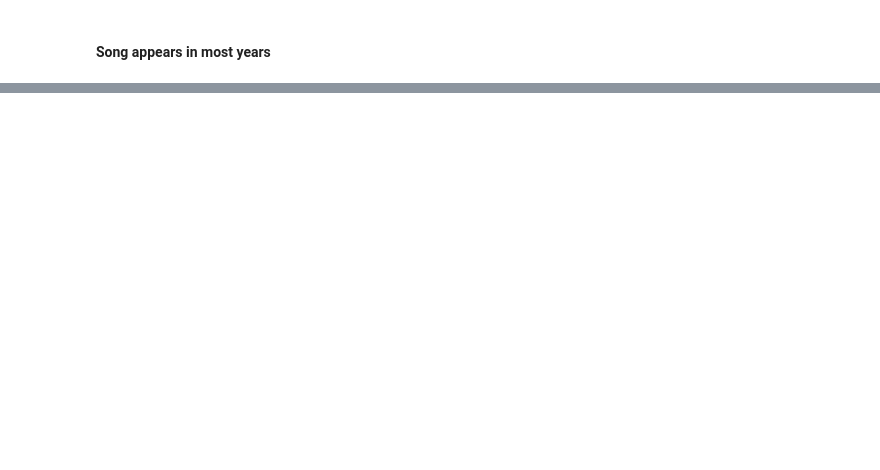
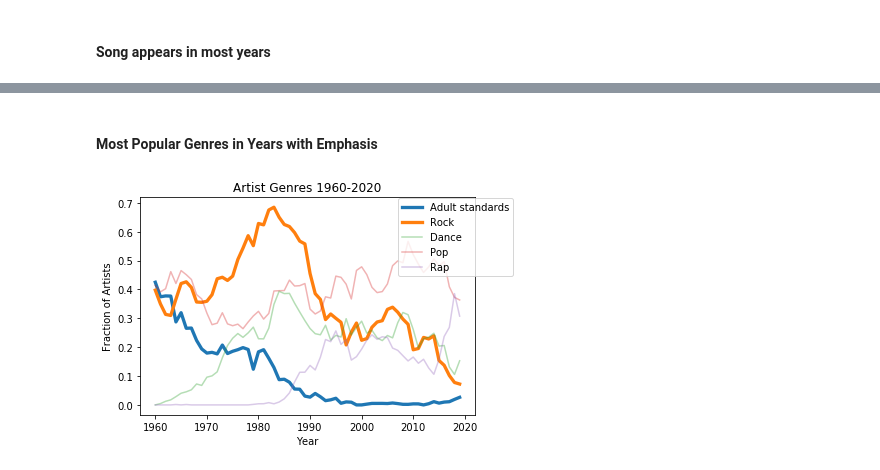
Before and after one commit to FrancisBian/ECE-143-Project-Group-9, a Jupyter notebook: Final_Plots.ipynb, the cells around one changed output, grey strips where cells are left out. Drawn from its saved outputs; the diff is of its cells as text; code cells hidden in the pictures; blank space fills up the shorter version.

```diff
--- a/Final_Plots.ipynb
+++ b/Final_Plots.ipynb
@@ -34,0 +90,16 @@ song_rank_plotly(score, subject)
+# %% [markdown]
+#### Most Popular Genres in Years with Emphasis
+# %%
+#60s
+plt.plot(yearly_genres['date'], yearly_genres['adult_standards'], label = 'Adult standards', alpha = 1, linewidth=3.3)
+plt.plot(yearly_genres['date'], yearly_genres['rock'], label = 'Rock', alpha = 1, linewidth=3.3)
+plt.plot(yearly_genres['date'], yearly_genres['electronic_dance_disco'], label = 'Dance', alpha = 0.35)
+plt.plot(yearly_genres['date'], yearly_genres['pop'], label = 'Pop', alpha = 0.35)
+plt.plot(yearly_genres['date'], yearly_genres['hip_hop'], label = 'Rap', alpha = 0.35)
+plt.legend(loc = 1, bbox_to_anchor=(1.13, 1.02))
+plt.title('Artist Genres 1960-2020')
+plt.ylabel('Fraction of Artists')
+plt.xlabel('Year')
+plt.show()
+# %% [output]
+[figure, added]
```
Also changed, not shown: parts of 16 cells of this notebook, 8 other files.
